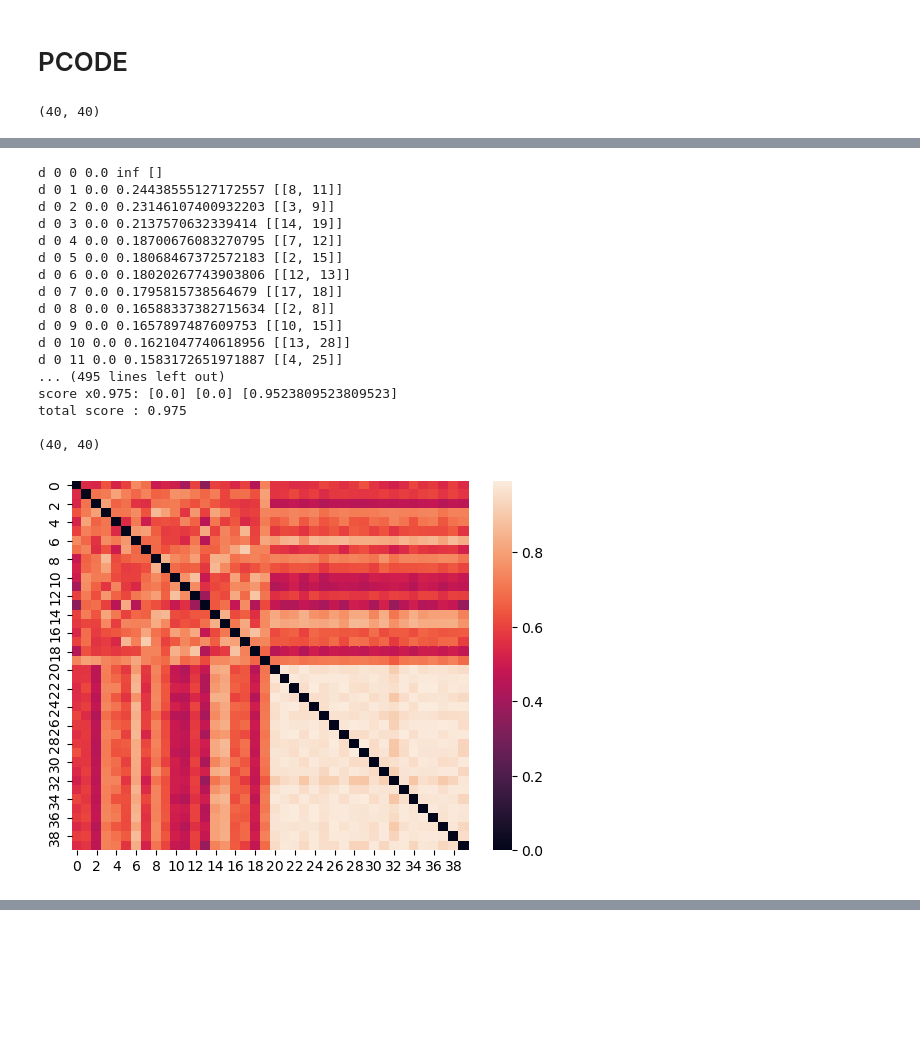
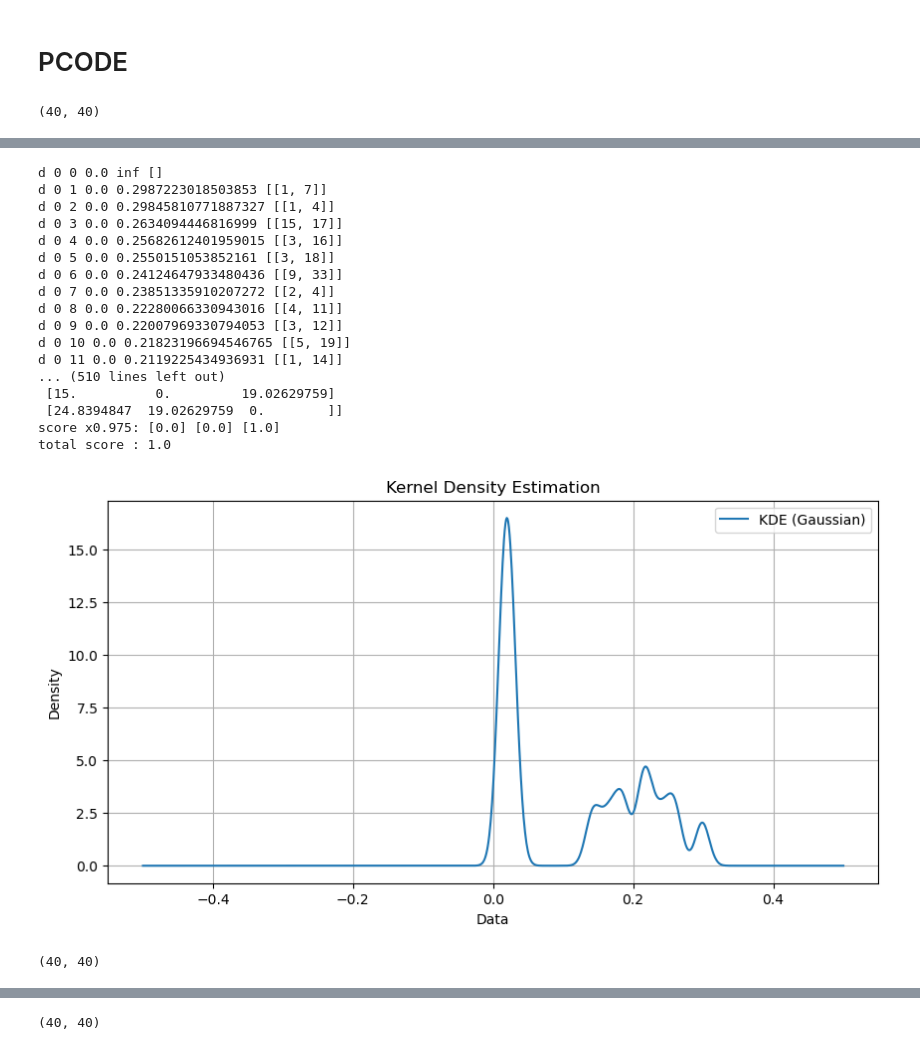
Before and after one commit to mzhyui/PHTDA-Net, a Jupyter notebook: phcluseter_v3_distance_adjust.ipynb, the cells around one changed output, grey strips where cells are left out. Saved outputs shown, nothing was run; the diff lists cells and outputs as text; code cells hidden in the pictures; blank space fills up the shorter version.

```diff
--- a/phcluseter_v3_distance_adjust.ipynb
+++ b/phcluseter_v3_distance_adjust.ipynb
@@ -56,8 +61,8 @@ test_loader = torch.utils.data.DataLoader(
                 num_workers=2, pin_memory=True, shuffle=False)
 
 device = 'cuda' if torch.cuda.is_available() else 'cpu'
-attack_pth = "./LG-FedAvg/save_attack_ub/cifar10/resnet20_iidTrue_num100_C0.8_le2_DBAFalse/shard2/pattern07-25--14-29-32/local_attack_save/"
-normal_pth = "./LG-FedAvg/save_attack_ub/cifar10/resnet20_iidTrue_num100_C0.8_le2_DBAFalse/shard2/pattern07-25--14-29-32/local_normal_save/"
+attack_pth = "./LG-FedAvg/save_attack_ub/cifar10/resnet20_iidTrue_num100_C0.8_le2_DBATrue/shard2/pattern09-24--21-13-11/local_attack_save/"
+normal_pth = "./LG-FedAvg/save_attack_ub/cifar10/resnet20_iidTrue_num100_C0.8_le2_DBATrue/shard2/pattern09-24--21-13-11/local_normal_save/"
 round_set = []
 client_set_attack = []
 client_set_normal = []
@@ -242,6 +247,20 @@ def flatten(inlist:list = None):
             new_list.append((l[i-1], l[i]))
 
     return np.array(new_list)
+
+
+def find_largest_gaps(arr, k):
+    # 计算并存储间隔及其对应的下标
+    gaps_with_indices = [(arr[i+1] - arr[i], i) for i in range(len(arr) - 1)]
+
+    # 按间隔从小到大进行排序
+    gaps_with_indices.sort(reverse=True)
+
+    # 获取k个最大间隔的下标
+    largest_k_gap_indices = [index for _, index in gaps_with_indices[:k]]
+
+    # 返回排序后的下标
+    return sorted(largest_k_gap_indices)
 # %%
 %matplotlib inline
 for corr in corr_set:
@@ -271,6 +290,7 @@ for corr in corr_set:
 
     count = 0
     results = []
+    dv_seq = []
 
     for (birth_value, death_value), d in [(i[1], i[0]) for i in persistence if i[0] == 0]:
         tolerance = 1e-6
@@ -291,7 +311,10 @@ for corr in corr_set:
         if len(involved_points_d) >= 0 :
             print('d', d, count, birth_value, death_value, involved_points_d)
             results.append([death_value, involved_points_d])
+            dv_seq.append(death_value)
         count += 1
+    print("the gaps:")
+    print(find_largest_gaps(dv_seq, 3))
 
     a = []
     for [death_value, concern_points] in results:
@@ -303,7 +326,7 @@ for corr in corr_set:
     last_merged = None
     last_distance = None
     score = 0
-    for i in range(len(a)-1, -1, -1):
+    for i in range(min(len(a)-1, len(results)-1), -1, -1):
         warn_flag = False
         f = flatten(a[i:len(a)])
         if (np.unique(f).shape[0] == client_max*2):
@@ -385,5 +408,25 @@ for corr in corr_set:
     group = np.zeros((client_max*2,client_max*2))
     for i in merge_sublists_with_shared_items(a)[0]:
         group[i][i] = 1
+
+
+    X = np.array([x for x in dv_seq if x != float('Inf')])
+    X = X.reshape(-1, 1)
+
+    # 初始化KDE模型
+    kde = KernelDensity(kernel='gaussian', bandwidth=0.01).fit(X)
+
+    # 进行密度估计
+    X_sample = np.linspace(-0.5, 0.5, 1000).reshape(-1, 1)
+    log_dens = kde.score_samples(X_sample)
+
+    plt.figure(figsize=(10, 5))
+    plt.plot(X_sample, np.exp(log_dens), label='KDE (Gaussian)')
+    plt.title('Kernel Density Estimation')
+    plt.xlabel('Data')
+    plt.ylabel('Density')
+    plt.legend()
+    plt.grid(True)
+    plt.show()
 # %% [output]
 (40, 40)
@@ -392,18 +435,19 @@ for corr in corr_set:
 d 0 0 0.0 inf []
-d 0 1 0.0 0.24438555127172557 [[8, 11]]
-d 0 2 0.0 0.23146107400932203 [[3, 9]]
-d 0 3 0.0 0.2137570632339414 [[14, 19]]
-d 0 4 0.0 0.18700676083270795 [[7, 12]]
-d 0 5 0.0 0.18068467372572183 [[2, 15]]
-d 0 6 0.0 0.18020267743903806 [[12, 13]]
-d 0 7 0.0 0.1795815738564679 [[17, 18]]
-d 0 8 0.0 0.16588337382715634 [[2, 8]]
-d 0 9 0.0 0.1657897487609753 [[10, 15]]
-d 0 10 0.0 0.1621047740618956 [[13, 28]]
-d 0 11 0.0 0.1583172651971887 [[4, 25]]
-... (495 lines left out)
-score x0.975: [0.0] [0.0] [0.9523809523809523]
-total score : 0.975
-
-(40, 40)
+d 0 1 0.0 0.2987223018503853 [[1, 7]]
+d 0 2 0.0 0.29845810771887327 [[1, 4]]
+d 0 3 0.0 0.2634094446816999 [[15, 17]]
+d 0 4 0.0 0.25682612401959015 [[3, 16]]
+d 0 5 0.0 0.2550151053852161 [[3, 18]]
+d 0 6 0.0 0.24124647933480436 [[9, 33]]
+d 0 7 0.0 0.23851335910207272 [[2, 4]]
+d 0 8 0.0 0.22280066330943016 [[4, 11]]
+d 0 9 0.0 0.22007969330794053 [[3, 12]]
+d 0 10 0.0 0.21823196694546765 [[5, 19]]
+d 0 11 0.0 0.2119225434936931 [[1, 14]]
+... (510 lines left out)
+ [15.          0.         19.02629759]
+ [24.8394847  19.02629759  0.        ]]
+score x0.975: [0.0] [0.0] [1.0]
+total score : 1.0
-[figure, old version]
+[figure, new version]
+(40, 40)
@@ -446,0 +474 @@ total score : 1.0
+(40, 40)
```
Also changed, not shown: parts of 5 cells of this notebook, 2 other files.
